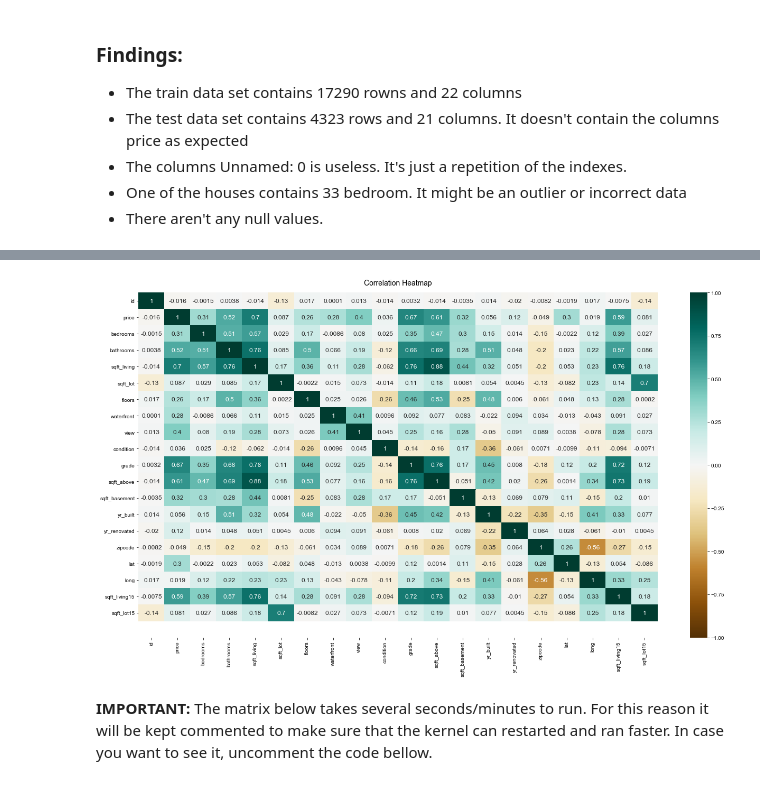
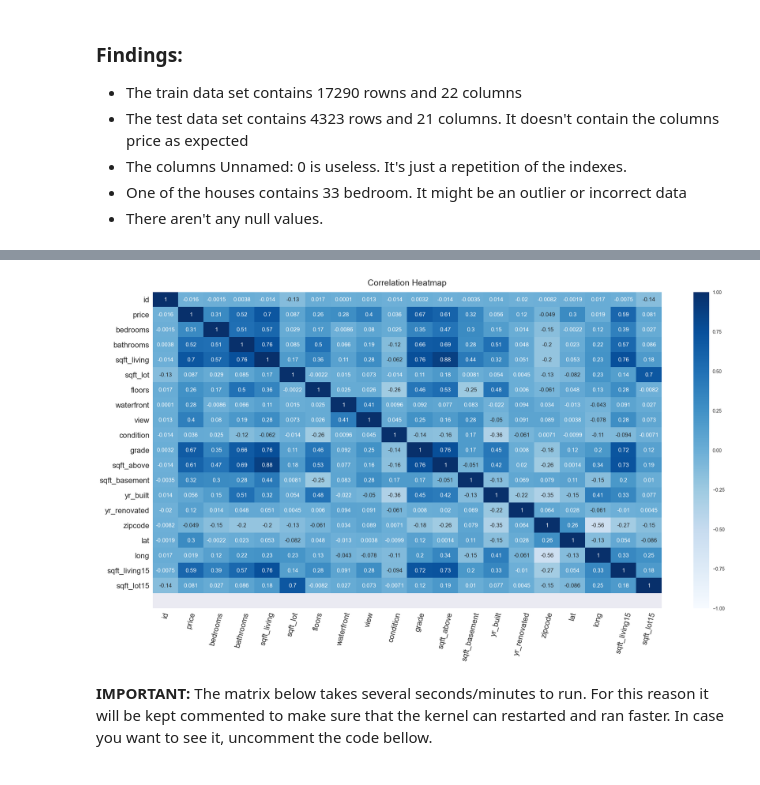
Before and after one commit to Ismaeltrevi/house-price-prediction, a Jupyter notebook: KingsCountyHousingPrices.ipynb, the cells around one changed output, grey strips where cells are left out. Cells and saved outputs as stored; diff of their text form; code cells hidden in the pictures.

```diff
--- a/KingsCountyHousingPrices.ipynb
+++ b/KingsCountyHousingPrices.ipynb
@@ -170,6 +170,8 @@ Data visualizations:
 - Regression line plot
 # %%
 # Create a histogram of the data set to analyse the shape of the data
+plt.style.use('seaborn')
+
 train.hist(bins=50, figsize=(20,15))
 plt.show()
 # %% [output]
@@ -177,17 +187,19 @@ plt.show()
 # %%
 # Increase the size of the heatmap
-plt.figure(figsize=(22, 12))
+plt.figure(figsize=(24, 12))
 # Help to save the heatmap in high quality
 plt.savefig('destination_path.eps', format='eps')
 # Set the range of values to be displayed on the colormap from -1 to 1, and set the annotation to True to display the correlation values on the heatmap.
-heatmap = sns.heatmap(train.corr(), vmin=-1, vmax=1, annot=True, cmap='BrBG',annot_kws={"size": 12})
+heatmap = sns.heatmap(train.corr(), vmin=-1, vmax=1, annot=True, cmap='Blues',annot_kws={"size": 12})
 # This fixes a randering problem on the top and bottom of the heatmap
 plt.ylim([21,0])
 plt.style.use('seaborn')
+plt.xticks(fontsize=16, rotation=75)
+plt.yticks(fontsize=16)
 # Adding a title to the heatmap. Pad defines the distance of the title from the top of the heatmap.
-heatmap.set_title('Correlation Heatmap', fontdict={'fontsize':14}, pad=14);
+heatmap.set_title('Correlation Heatmap', fontdict={'fontsize':18}, pad=14);
 # %% [output]
-[figure, old version]
+[figure, new version]
 # %% [markdown]
 <strong>IMPORTANT:</strong> The matrix below takes several seconds/minutes to run. For this reason it will be kept commented to make sure that the kernel can restarted and ran faster. In case you want to see it, uncomment the code bellow.
 # %%
```
Also changed, not shown: parts of 7 cells of this notebook, 1 other file.
